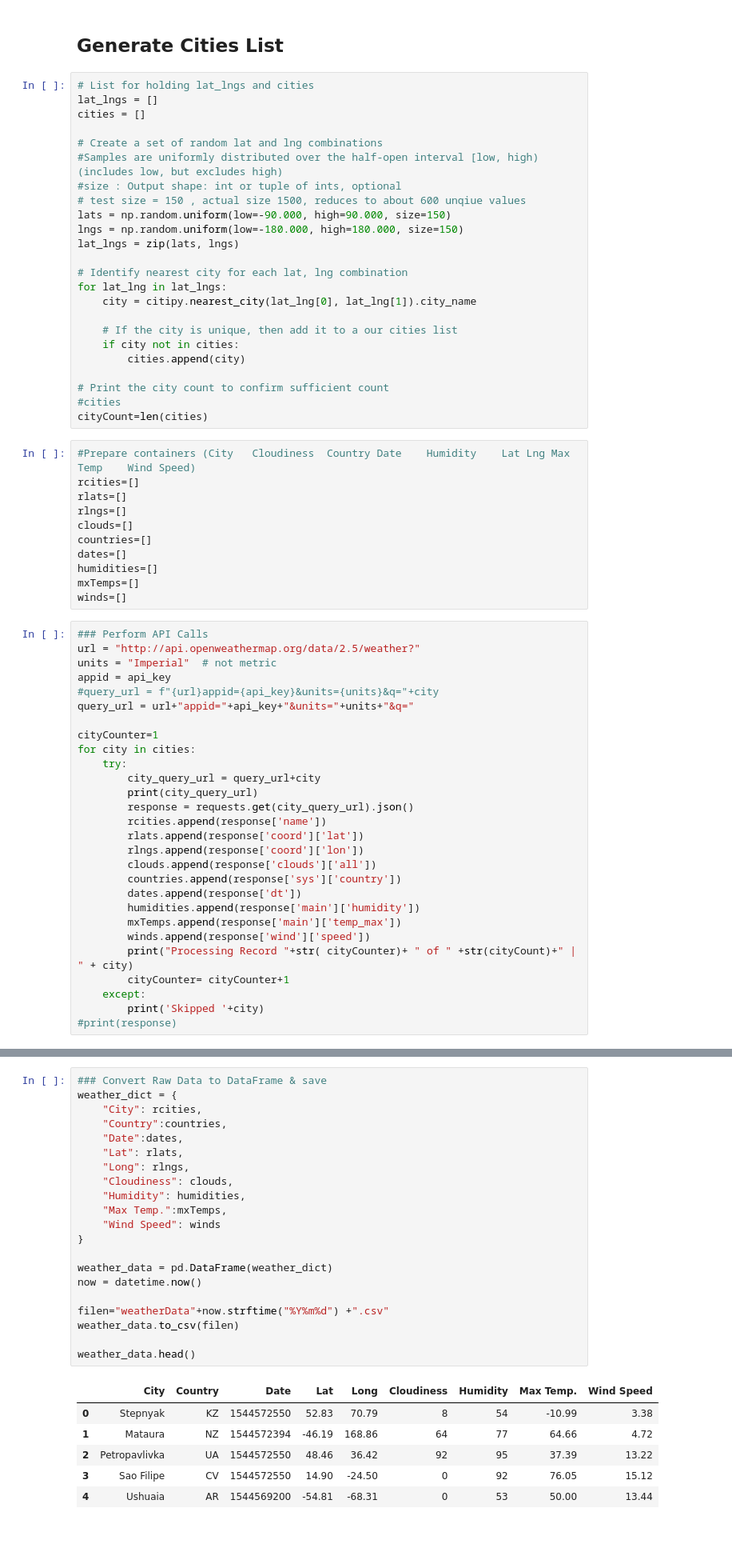
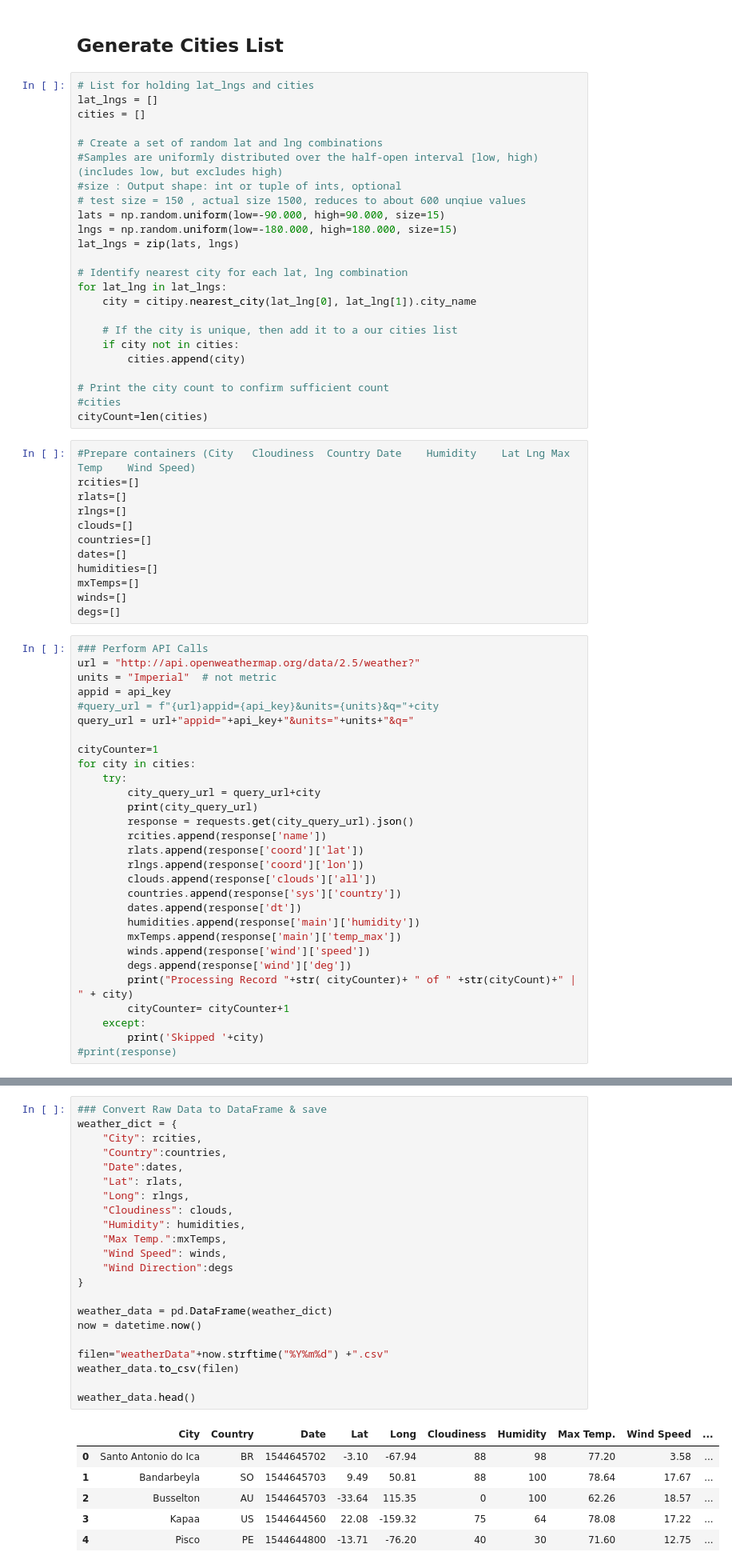
Before and after one commit to hvannia/WeatherPy, a Jupyter notebook: WeatherPy.ipynb, the cells around one changed output, grey strips where cells are left out. Shown: that part at 80% size. Saved outputs shown, nothing was run; the diff lists cells and outputs as text; blank space fills up the shorter version.

```diff
--- a/WeatherPy.ipynb
+++ b/WeatherPy.ipynb
@@ -42,8 +42,8 @@ cities = []
 #Samples are uniformly distributed over the half-open interval [low, high) (includes low, but excludes high)
 #size : Output shape: int or tuple of ints, optional
 # test size = 150 , actual size 1500, reduces to about 600 unqiue values
-lats = np.random.uniform(low=-90.000, high=90.000, size=150)
-lngs = np.random.uniform(low=-180.000, high=180.000, size=150)
+lats = np.random.uniform(low=-90.000, high=90.000, size=15)
+lngs = np.random.uniform(low=-180.000, high=180.000, size=15)
 lat_lngs = zip(lats, lngs)
 
 # Identify nearest city for each lat, lng combination
@@ -68,6 +68,7 @@ dates=[]
 humidities=[]
 mxTemps=[]
 winds=[]
+degs=[]
 # %%
 ### Perform API Calls
 url = "http://api.openweathermap.org/data/2.5/weather?"
@@ -91,6 +92,7 @@ for city in cities:
         humidities.append(response['main']['humidity'])
         mxTemps.append(response['main']['temp_max'])
         winds.append(response['wind']['speed'])
+        degs.append(response['wind']['deg'])
         print("Processing Record "+str( cityCounter)+ " of " +str(cityCount)+" | " + city)
         cityCounter= cityCounter+1
     except:
@@ -119,28 +121,29 @@ Skipped warqla
 # %%
 ### Convert Raw Data to DataFrame & save
 weather_dict = {
     "City": rcities,
     "Country":countries,
     "Date":dates,
     "Lat": rlats,
     "Long": rlngs,
     "Cloudiness": clouds,
     "Humidity": humidities,
     "Max Temp.":mxTemps,
-    "Wind Speed": winds
+    "Wind Speed": winds,
+    "Wind Direction":degs
 }
 
 weather_data = pd.DataFrame(weather_dict)
 now = datetime.now()
 
 filen="weatherData"+now.strftime("%Y%m%d") +".csv"
 weather_data.to_csv(filen)
 
 weather_data.head()
 # %% [output]
-|  | City | Country | Date | Lat | Long | Cloudiness | Humidity | Max Temp. | Wind Speed |
-| 0 | Stepnyak | KZ | 1544572550 | 52.83 | 70.79 | 8 | 54 | -10.99 | 3.38 |
-| 1 | Mataura | NZ | 1544572394 | -46.19 | 168.86 | 64 | 77 | 64.66 | 4.72 |
-| 2 | Petropavlivka | UA | 1544572550 | 48.46 | 36.42 | 92 | 95 | 37.39 | 13.22 |
-| 3 | Sao Filipe | CV | 1544572550 | 14.90 | -24.50 | 0 | 92 | 76.05 | 15.12 |
-| 4 | Ushuaia | AR | 1544569200 | -54.81 | -68.31 | 0 | 53 | 50.00 | 13.44 |
+|  | City | Country | Date | Lat | Long | Cloudiness | Humidity | Max Temp. | Wind Speed | ... |
+| 0 | Santo Antonio do Ica | BR | 1544645702 | -3.10 | -67.94 | 88 | 98 | 77.20 | 3.58 | ... |
+| 1 | Bandarbeyla | SO | 1544645703 | 9.49 | 50.81 | 88 | 100 | 78.64 | 17.67 | ... |
+| 2 | Busselton | AU | 1544645703 | -33.64 | 115.35 | 0 | 100 | 62.26 | 18.57 | ... |
+| 3 | Kapaa | US | 1544644560 | 22.08 | -159.32 | 75 | 64 | 78.08 | 17.22 | ... |
+| 4 | Pisco | PE | 1544644800 | -13.71 | -76.20 | 40 | 30 | 71.60 | 12.75 | ... |
```
Also changed, not shown: parts of 8 cells of this notebook.
